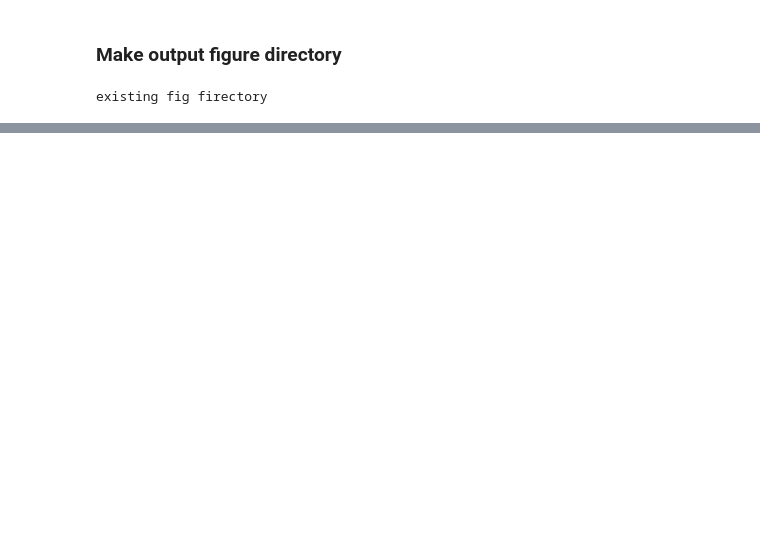
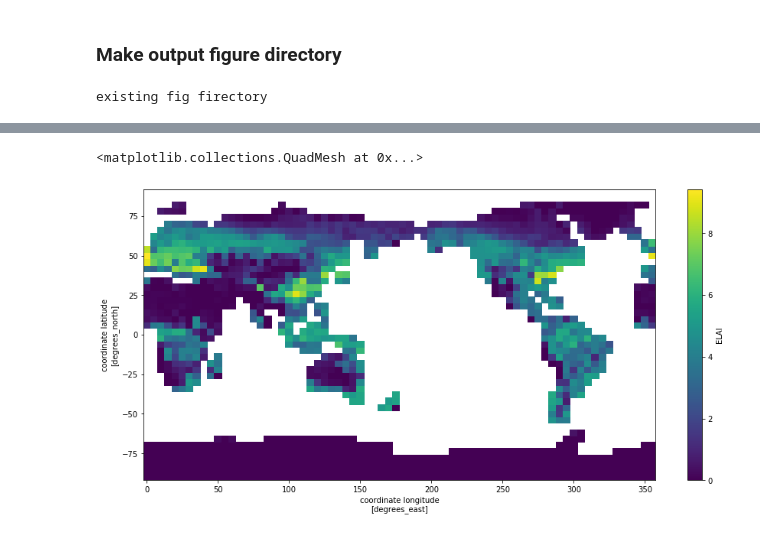
Before and after one commit to rosiealice/fates_sp_ensembles, a Jupyter notebook: ensemble_script.ipynb, the cells around one changed output, grey strips where cells are left out. Saved outputs shown, nothing was run; the diff lists cells and outputs as text; code cells hidden in the pictures; blank space fills up the shorter version.

```diff
--- a/ensemble_script.ipynb
+++ b/ensemble_script.ipynb
@@ -691,27 +882,0 @@ figs/ensemble_GPP_delta_spfates_noc4_n.png
-# %%
-for i in vs:
-    rem = (i+1) % 2
-    quotient = (i+1) // 2
-    index=((i+1) % 2)*7 + ((i+1) // 2)
-    print(index)
-
-#    1 2 3 4 5 6 7
-#    8 9 10 11 12 13 14
-
-#    input
-#    1 3 5 7 9  11 13
-#    2 4 6 8 10 12 14
-
-#    output
-#    1 2 3 4 5 6 7
-#    8 9 10 11 12 13 14
-##    in out
- #   if even, use 7*1
- #   if odd use 7 *0
-#    7*rem
-#    1 1  1
-##   2 8  1
-##   3 2  2
-#    4 9  2
-#    5 3  3
-#    6 10 3
@@ -880,0 +964,5 @@ figs/ensemble_ET_delta_spfates_noc4_n.png
+# %%
+np.mean(ds0.ELAI,0).plot()
+# %% [output]
+<matplotlib.collections.QuadMesh at 0x...>
+[figure, added]
```
Also changed, not shown: parts of 22 cells of this notebook, 11 other files.
